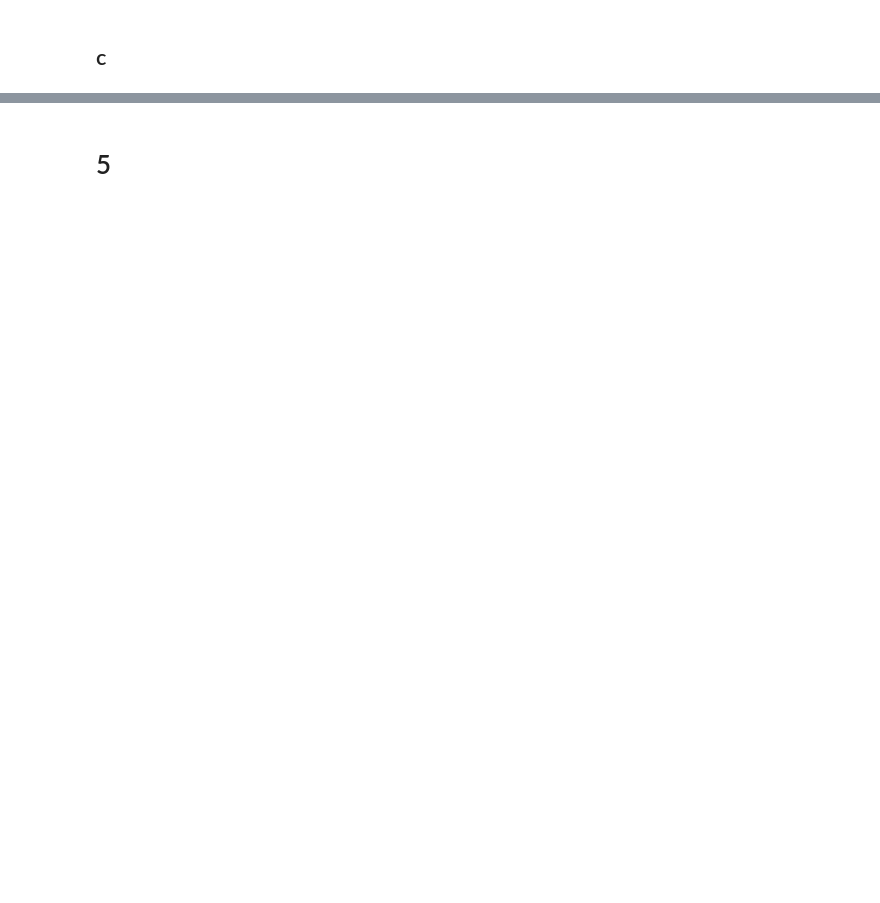
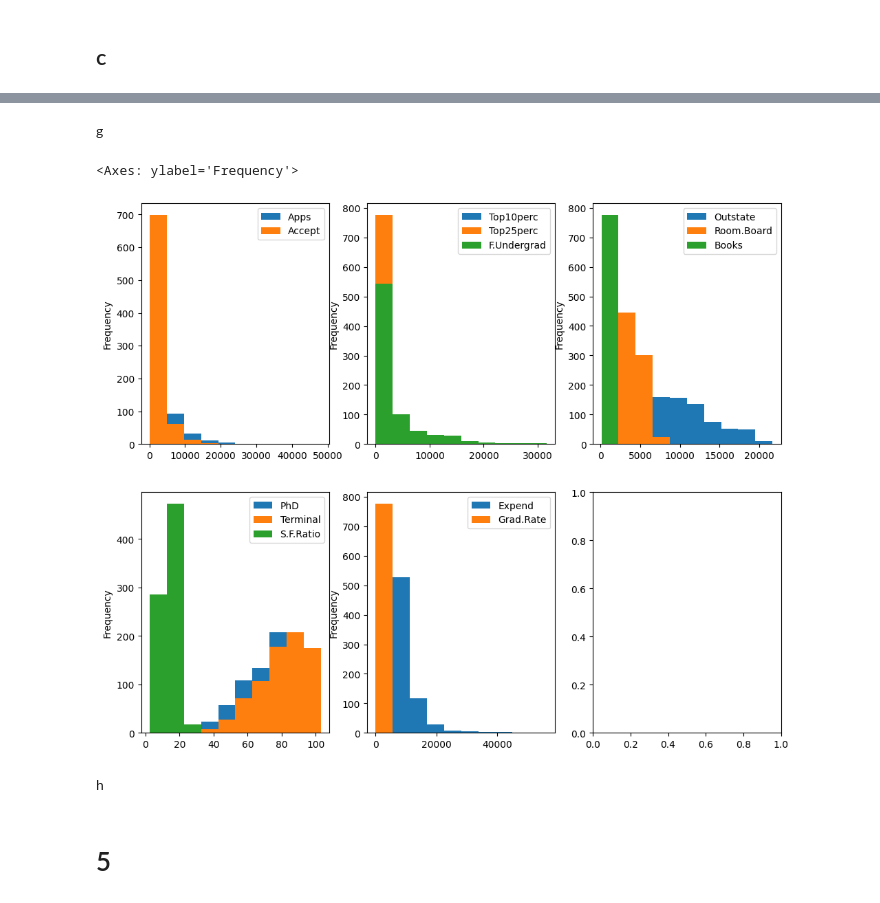
Before and after one commit to afrenkai/MA-4635-HW1, a Jupyter notebook: MA4635.ipynb, the cells around one changed output, grey strips where cells are left out. Drawn from its saved outputs; the diff is of its cells as text; code cells hidden in the pictures; blank space fills up the shorter version.

```diff
--- a/MA4635.ipynb
+++ b/MA4635.ipynb
@@ -47,0 +102,2 @@ college
+# %%
+college['Elite'] = pd.cut(college['Top10perc'], [0, 0.5, 1], labels = ['No', 'Yes'])
@@ -48,3 +120,17 @@ college
+# %% [markdown]
+g
+# %%
+fig, ax = plt.subplots(2, 3, figsize = (12,10))
+college.iloc[:, 0:3].plot.hist(ax=ax[0, 0])
+college.iloc[:, 4:7].plot.hist(ax=ax[0, 1])
+college.iloc[:, 8:11].plot.hist(ax=ax[0, 2])
+college.iloc[:, 12:15].plot.hist(ax=ax[1, 0])
+college.iloc[:, 16:].plot.hist(ax=ax[1, 1])
+# %% [output]
+<Axes: ylabel='Frequency'>
+[figure, added]
+# %% [markdown]
+h
 # %% [markdown]
 # 5
 # %%
```
Also changed, not shown: parts of 10 cells of this notebook.
